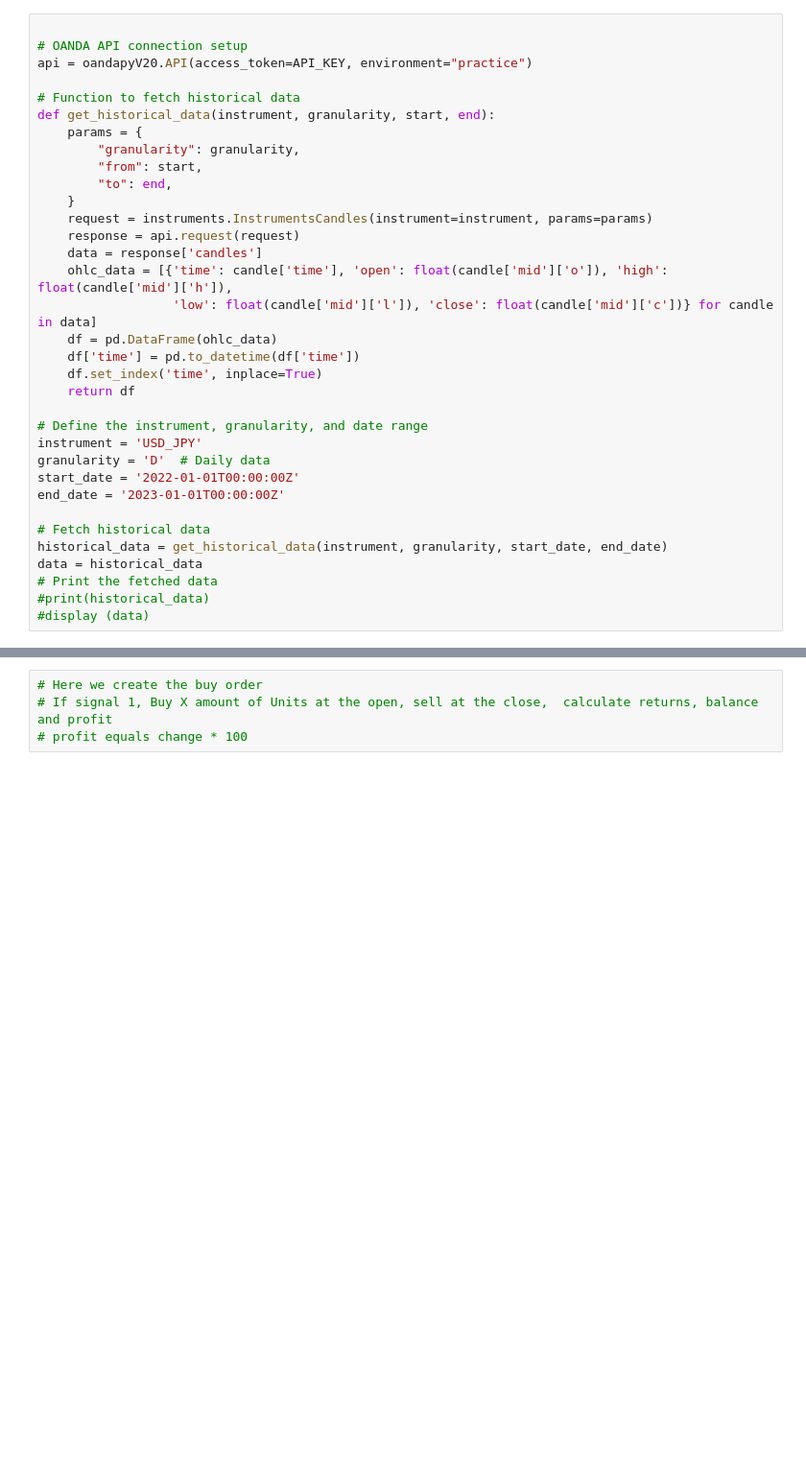
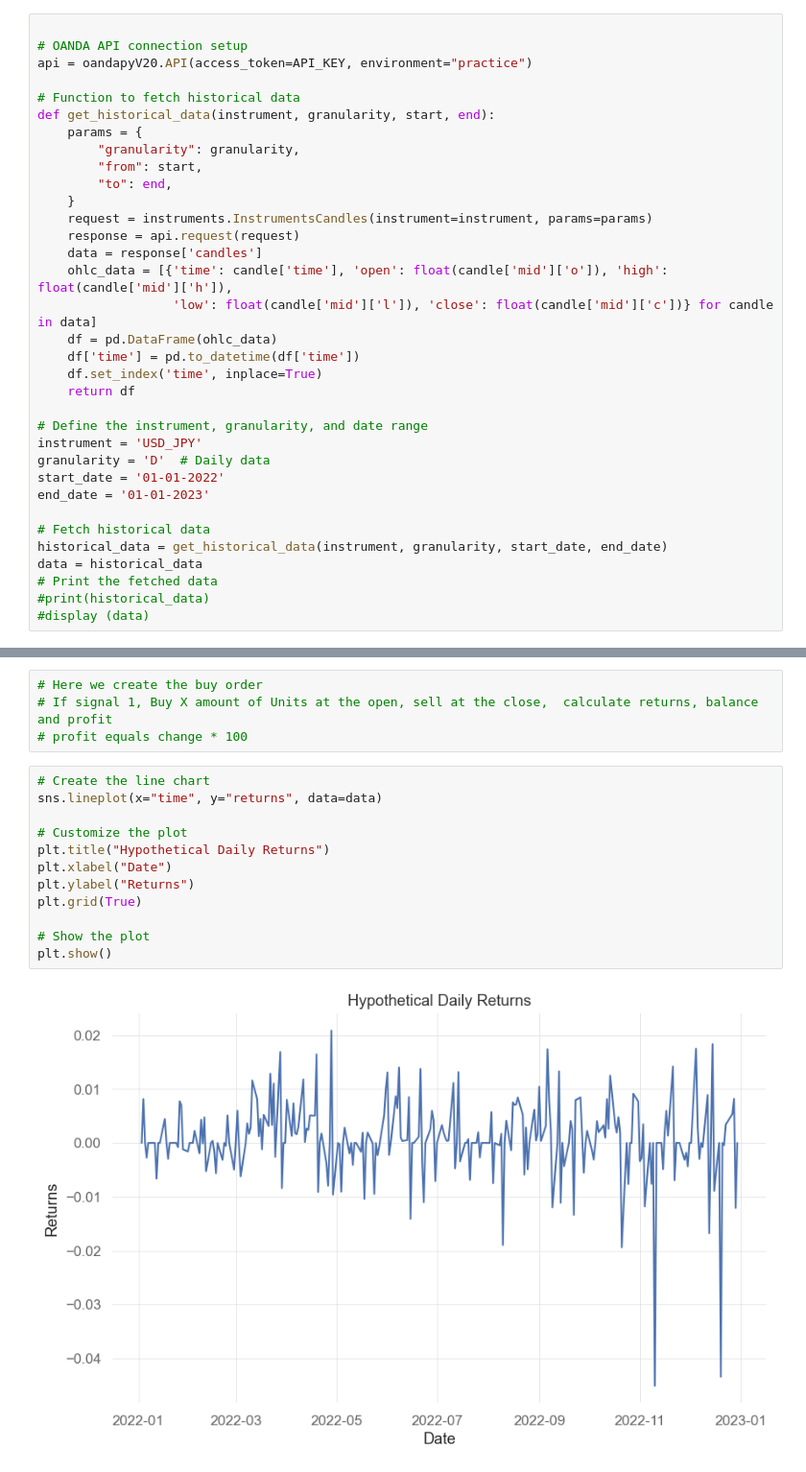
Before and after one commit to guzmanwolfrank/QuantTrading, a Jupyter notebook: Backtests/USDJPY/Notebook.ipynb, the cells around one changed output, grey strips where cells are left out. Shown at 96% size. Cells and saved outputs as stored; diff of their text form; blank space fills up the shorter version.

```diff
--- a/Backtests/USDJPY/Notebook.ipynb
+++ b/Backtests/USDJPY/Notebook.ipynb
@@ -52,8 +59,8 @@ def get_historical_data(instrument, granularity, start, end):
 # Define the instrument, granularity, and date range
 instrument = 'USD_JPY'
 granularity = 'D'  # Daily data
-start_date = '2022-01-01T00:00:00Z'
-end_date = '2023-01-01T00:00:00Z'
+start_date = '01-01-2022'
+end_date = '01-01-2023'
 
 # Fetch historical data
 historical_data = get_historical_data(instrument, granularity, start_date, end_date)
@@ -121,3 +128,17 @@ display(data)
 # Here we create the buy order
 # If signal 1, Buy X amount of Units at the open, sell at the close,  calculate returns, balance and profit
 # profit equals change * 100
+# %%
+# Create the line chart
+sns.lineplot(x="time", y="returns", data=data)
+
+# Customize the plot
+plt.title("Hypothetical Daily Returns")
+plt.xlabel("Date")
+plt.ylabel("Returns")
+plt.grid(True)
+
+# Show the plot
+plt.show()
+# %% [output]
+[figure, added]
```
Also changed, not shown: parts of 3 cells of this notebook, 1 other file.
